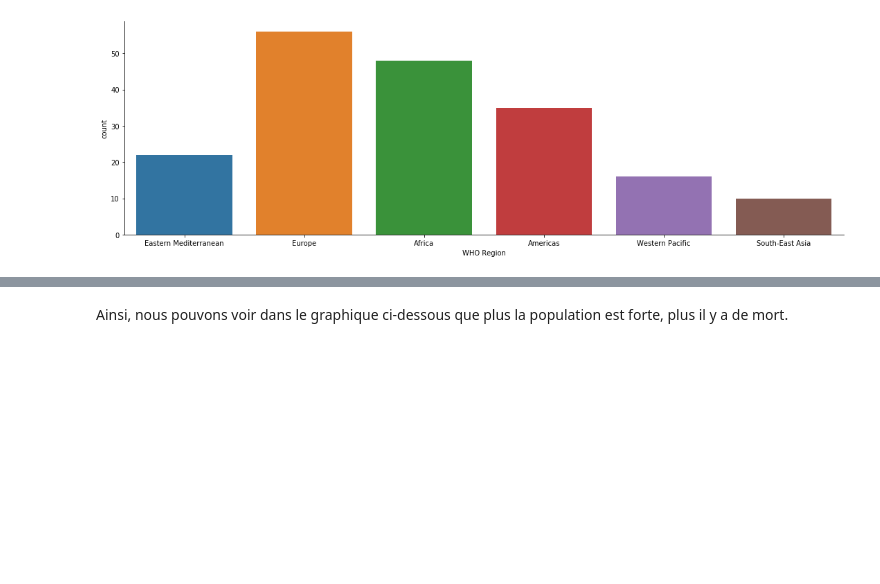
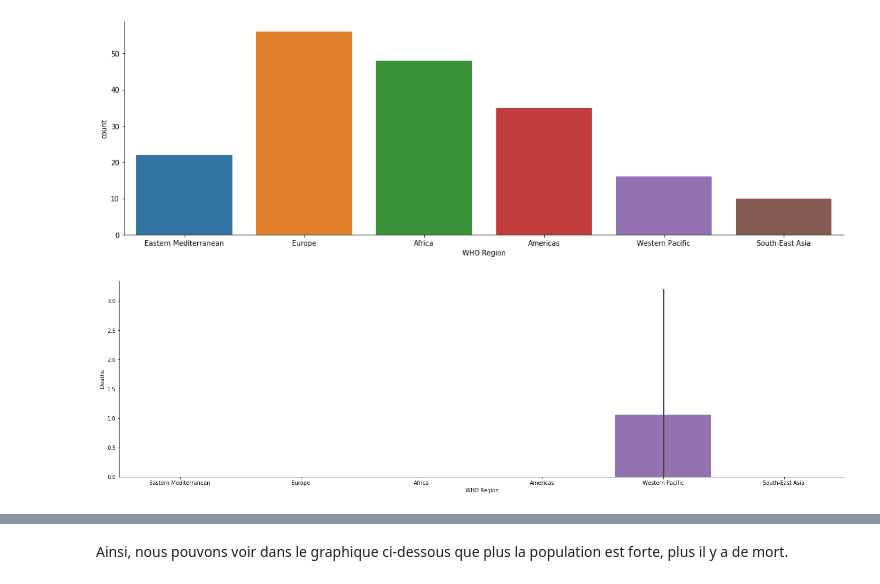
Before and after one commit to alphab2000x/python, a Jupyter notebook: Master2/Projet2/Coronavirus.ipynb, the cells around one changed output, grey strips where cells are left out. Cells and saved outputs as stored; diff of their text form; code cells hidden in the pictures; blank space fills up the shorter version.

```diff
--- a/Master2/Projet2/Coronavirus.ipynb
+++ b/Master2/Projet2/Coronavirus.ipynb
@@ -12,6 +12,7 @@ cwl = pd.read_csv('data/country_wise_latest.csv')
 ccc = pd.read_csv('data/covid_19_clean_complete.csv')
 dw = pd.read_csv('data/day_wise.csv')
 world = pd.read_csv('data/worldometer_data.csv')
+full = pd.read_csv('data/full_grouped.csv')
 # %%
 cwl.info()
 # %% [output]
@@ -188,3 +199,11 @@ cat = sns.catplot(x="WHO Region", kind='count',data=cwl, height=5, aspect=3)
 #Graphique catégorielle pour afficher le nombre de pays dans chaque region
 # %% [output]
 [figure]
+# %%
+full['Date'] = full['Date'].astype('datetime64[ns]')
+full['Date'] = pd.to_datetime(full['Date'], format='%d.%m.%Y')
+cat = sns.catplot(x="WHO Region", y="Deaths", kind='bar', data=full.query("(Date == '2020-01-22')"), height=5, aspect=3)
+fig = mp.pyplot.gcf()
+fig.set_size_inches(20,6)
+# %% [output]
+[figure, added]
```
Also changed, not shown: parts of 5 cells of this notebook.
